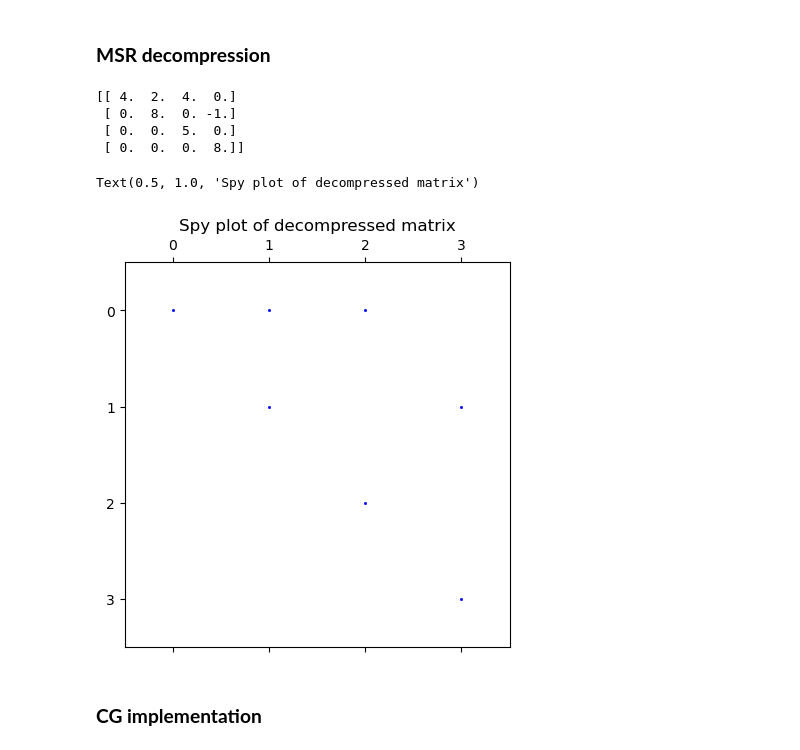
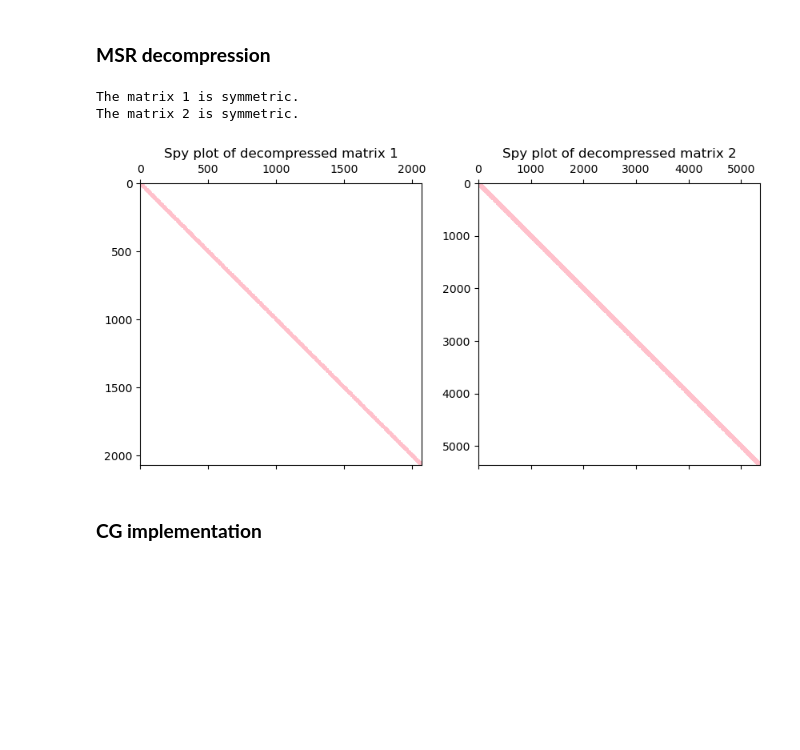
Before and after one commit to Lezgo11/FIShy, a Jupyter notebook: Project_1.ipynb, the cells around one changed output. Cells and saved outputs as stored; diff of their text form; code cells hidden in the pictures; blank space fills up the shorter version.

Commit message:
Functioning CG + MSR and graphs all done

```diff
--- a/Project_1.ipynb
+++ b/Project_1.ipynb
@@ -10,26 +10,19 @@ from utils import decompress_msr, conjugate_gradient, GetKrylov, make_system, ms
 # %%
-#Testing MSR format
-
-filename = "Data_P1/msr_test_symmetric.txt"
-#filename = "Data_P1/cg_matrix_msr_1.txt"
-decompressed_matrix= decompress_msr(filename)
-print(decompressed_matrix)
-
-#check if the matrix is symmetric
-if np.allclose(decompressed_matrix, decompressed_matrix.T):
-    print("The matrix is symmetric.")
-
-
-plt.figure(figsize=(5, 5))
-plt.spy(decompressed_matrix, markersize=1, color='b')
-plt.title("Spy plot of decompressed matrix")
+filename = "Data_P1/cg_matrix_msr_1.txt";filename2 = "Data_P1/cg_matrix_msr_2.txt" #Testing MSR format
+decompressed_matrix= msr_to_matrix(filename); decompressed_matrix2= msr_to_matrix(filename2)
+u = 1
+plt.figure(figsize=(10, 10))
+for matrix in [decompressed_matrix, decompressed_matrix2]:  # check if the matrix is symmetric
+    if np.allclose(matrix, matrix.T):
+        print(f"The matrix {u} is symmetric.")
+    plt.subplot(1, 2, u)
+    plt.spy(matrix, markersize=1, color='pink')
+    plt.title(f"Spy plot of decompressed matrix {u}")
+    u += 1
 # %% [output]
-[[ 4.  2.  4.  0.]
- [ 0.  8.  0. -1.]
- [ 0.  0.  5.  0.]
- [ 0.  0.  0.  8.]]
+The matrix 1 is symmetric.
+The matrix 2 is symmetric.
-Text(0.5, 1.0, 'Spy plot of decompressed matrix')
-[figure, old version]
+[figure, new version]
 # %% [markdown]
 ### __CG implementation__
 # %%
```
Also changed, not shown: parts of 7 cells of this notebook, 4 other files.
